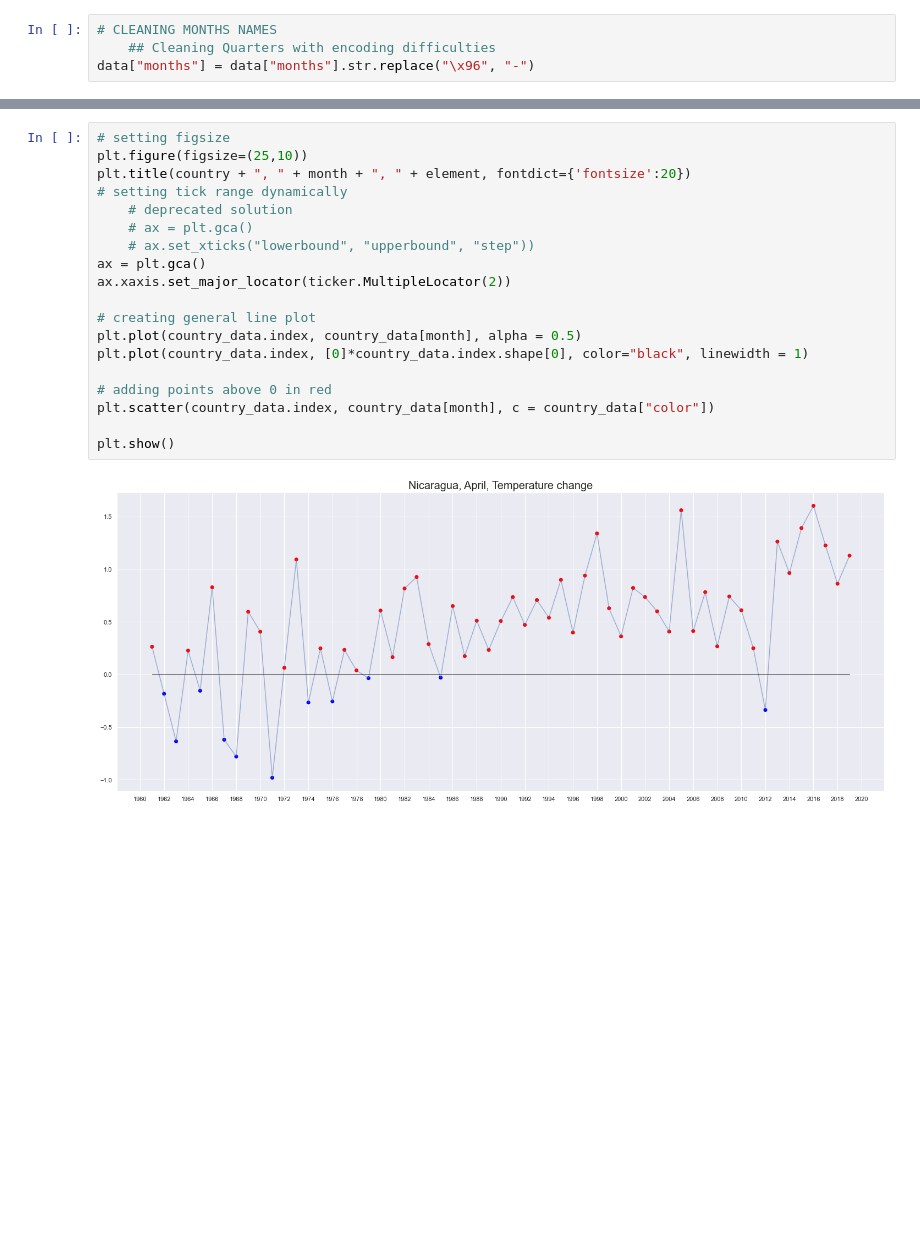
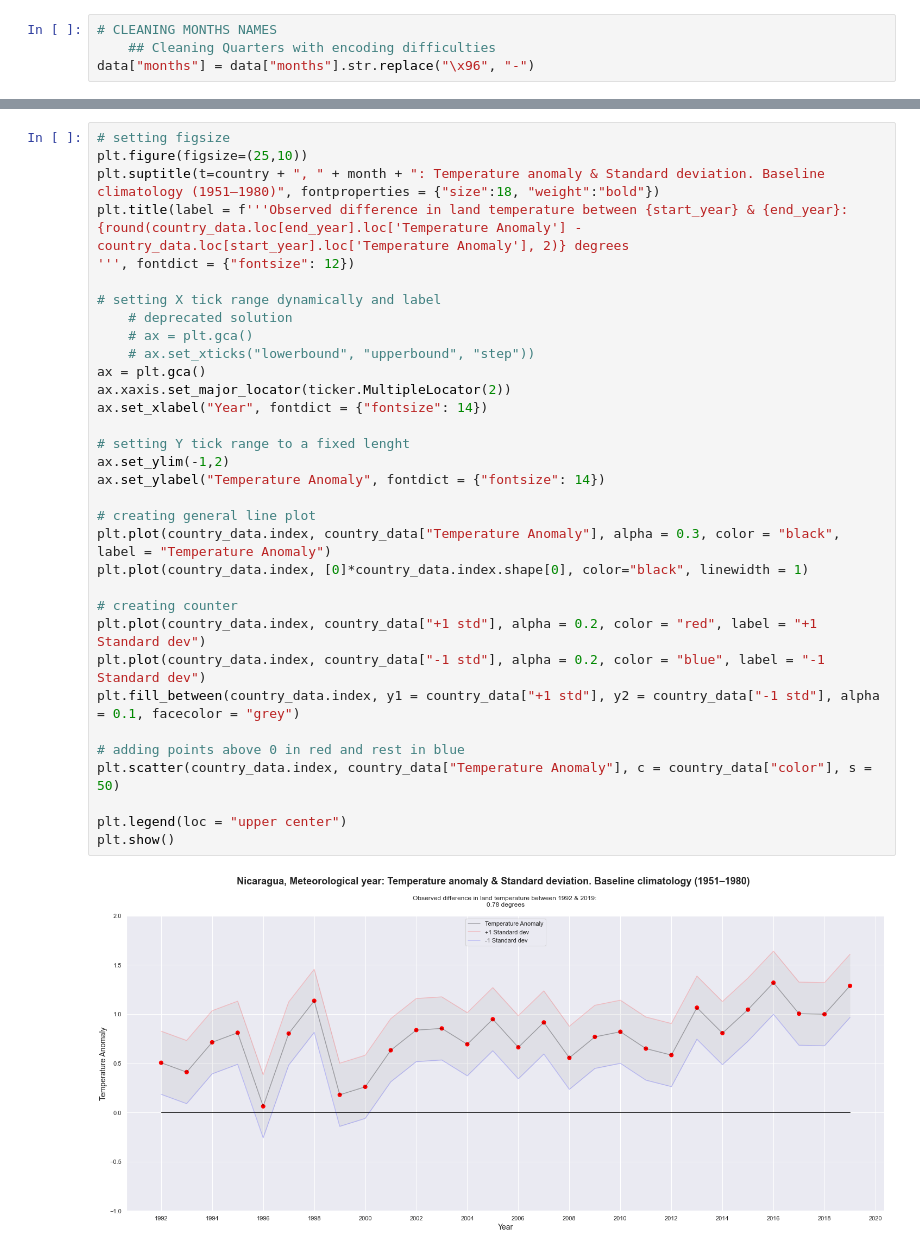
Before and after one commit to alexkingsing/Climate, a Jupyter notebook: Climateviz.ipynb, the cells around one changed output, grey strips where cells are left out. Drawn from its saved outputs; the diff is of its cells as text; blank space fills up the shorter version.

```diff
--- a/Climateviz.ipynb
+++ b/Climateviz.ipynb
@@ -91,21 +79,36 @@ color_country_data = country_data
 # %%
 # setting figsize
 plt.figure(figsize=(25,10))
-plt.title(country + ", " + month + ", " + element, fontdict={'fontsize':20})
-# setting tick range dynamically
+plt.suptitle(t=country + ", " + month + ": Temperature anomaly & Standard deviation. Baseline climatology (1951–1980)", fontproperties = {"size":18, "weight":"bold"})
+plt.title(label = f'''Observed difference in land temperature between {start_year} & {end_year}:
+{round(country_data.loc[end_year].loc['Temperature Anomaly'] - country_data.loc[start_year].loc['Temperature Anomaly'], 2)} degrees
+''', fontdict = {"fontsize": 12})
+
+# setting X tick range dynamically and label
     # deprecated solution
     # ax = plt.gca()
     # ax.set_xticks("lowerbound", "upperbound", "step"))
 ax = plt.gca()
 ax.xaxis.set_major_locator(ticker.MultipleLocator(2))
+ax.set_xlabel("Year", fontdict = {"fontsize": 14})
+
+# setting Y tick range to a fixed lenght
+ax.set_ylim(-1,2)
+ax.set_ylabel("Temperature Anomaly", fontdict = {"fontsize": 14})
 
 # creating general line plot
-plt.plot(country_data.index, country_data[month], alpha = 0.5)
+plt.plot(country_data.index, country_data["Temperature Anomaly"], alpha = 0.3, color = "black", label = "Temperature Anomaly")
 plt.plot(country_data.index, [0]*country_data.index.shape[0], color="black", linewidth = 1)
 
-# adding points above 0 in red
-plt.scatter(country_data.index, country_data[month], c = country_data["color"])
+# creating counter
+plt.plot(country_data.index, country_data["+1 std"], alpha = 0.2, color = "red", label = "+1 Standard dev")
+plt.plot(country_data.index, country_data["-1 std"], alpha = 0.2, color = "blue", label = "-1 Standard dev")
+plt.fill_between(country_data.index, y1 = country_data["+1 std"], y2 = country_data["-1 std"], alpha = 0.1, facecolor = "grey")
 
+# adding points above 0 in red and rest in blue
+plt.scatter(country_data.index, country_data["Temperature Anomaly"], c = country_data["color"], s = 50)
+
+plt.legend(loc = "upper center")
 plt.show()
 # %% [output]
-[figure, old version]
+[figure, new version]
```
Also changed, not shown: parts of 4 cells of this notebook.
